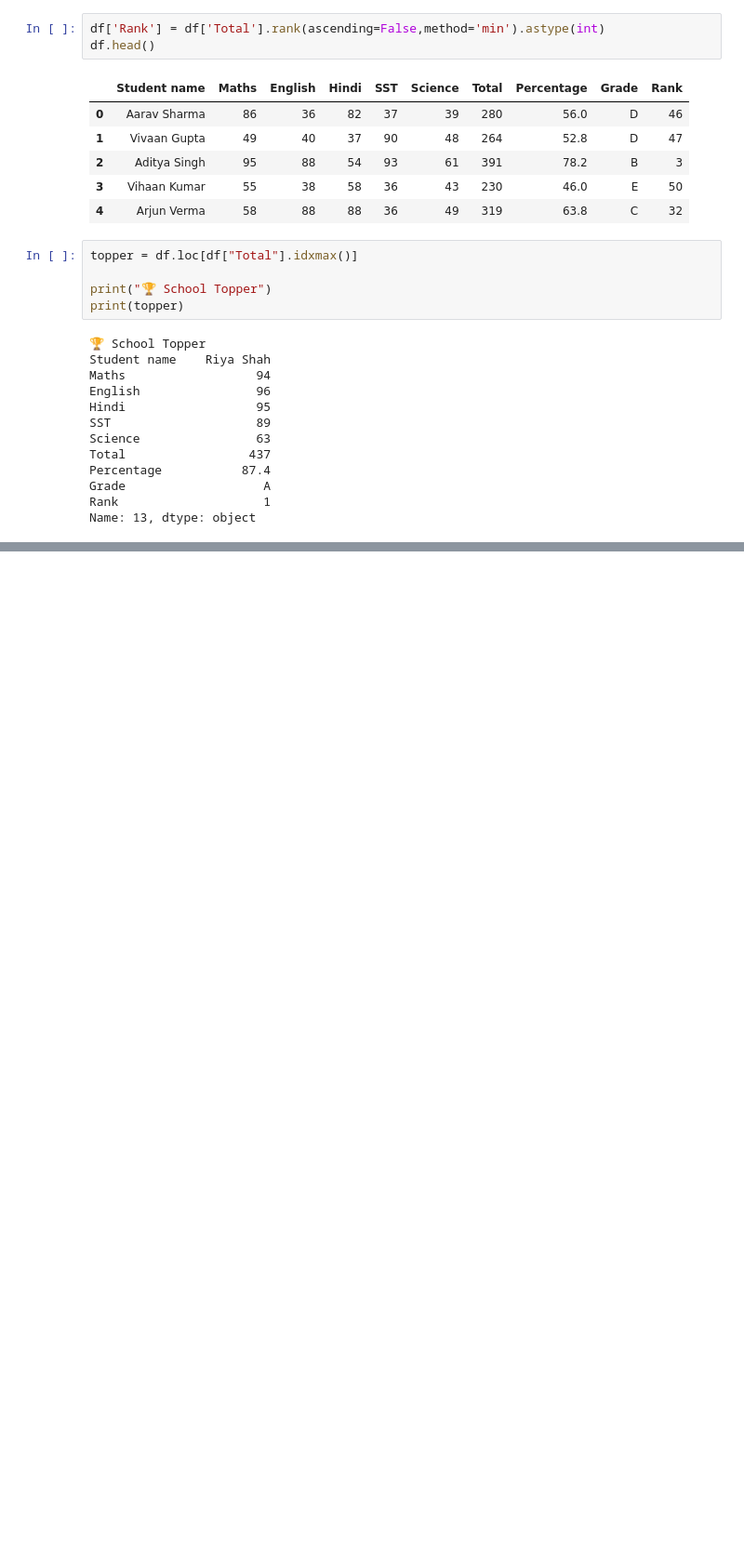
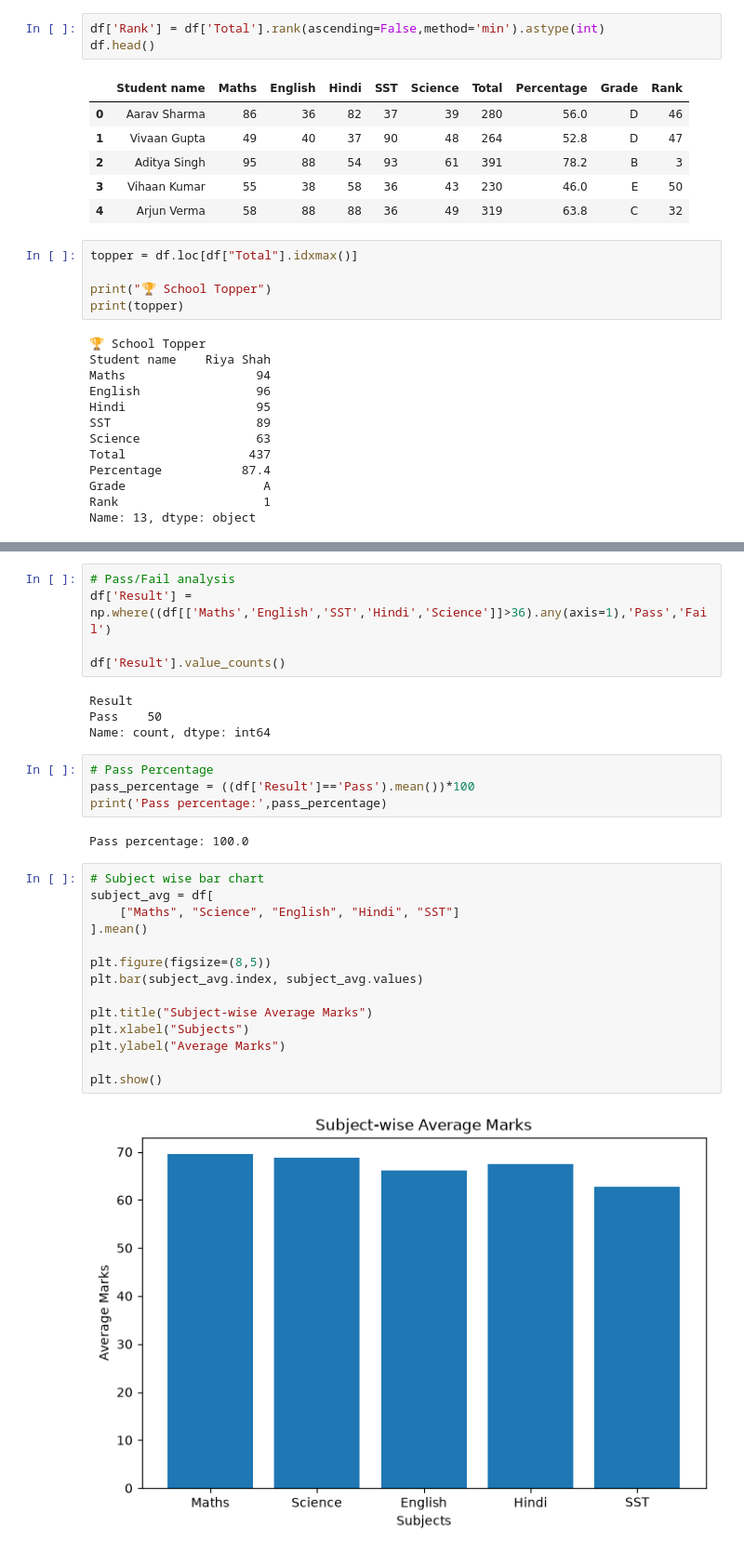
Before and after one commit to Harshit-kumar38/Library-Projects, a Jupyter notebook: Begineer/Student Marks Analyzer/main.ipynb, the cells around one changed output, grey strips where cells are left out. Shown at 93% size. Saved outputs shown, nothing was run; the diff lists cells and outputs as text; blank space fills up the shorter version.

```diff
--- a/Begineer/Student Marks Analyzer/main.ipynb
+++ b/Begineer/Student Marks Analyzer/main.ipynb
@@ -135,0 +190,31 @@ Name: 13, dtype: object
+# %%
+# Pass/Fail analysis
+df['Result'] = np.where((df[['Maths','English','SST','Hindi','Science']]>36).any(axis=1),'Pass','Fail')
+
+df['Result'].value_counts()
+# %% [output]
+Result
+Pass    50
+Name: count, dtype: int64
+# %%
+# Pass Percentage
+pass_percentage = ((df['Result']=='Pass').mean())*100
+print('Pass percentage:',pass_percentage)
+# %% [output]
+Pass percentage: 100.0
+# %%
+# Subject wise bar chart
+subject_avg = df[
+    ["Maths", "Science", "English", "Hindi", "SST"]
+].mean()
+
+plt.figure(figsize=(8,5))
+plt.bar(subject_avg.index, subject_avg.values)
+
+plt.title("Subject-wise Average Marks")
+plt.xlabel("Subjects")
+plt.ylabel("Average Marks")
+
+plt.show()
+# %% [output]
+[figure, added]
```
Also changed, not shown: parts of 5 cells of this notebook.
